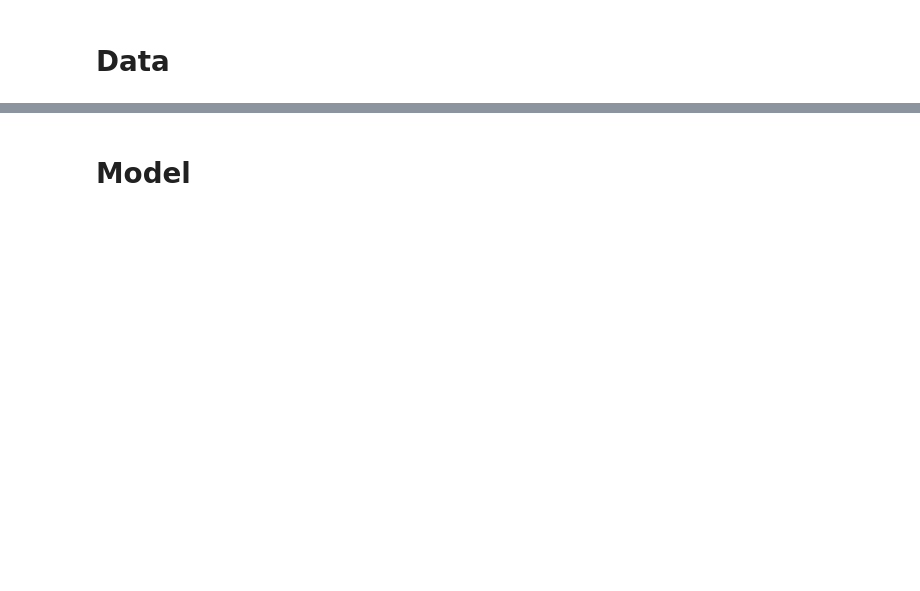
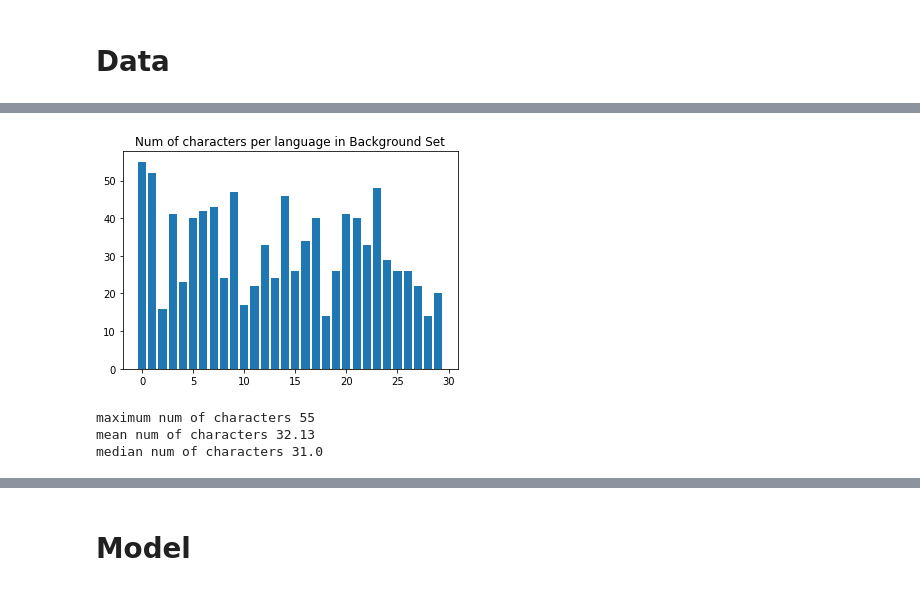
Before and after one commit to walexi/fellowshipai, a Jupyter notebook: main.ipynb, the cells around one changed output, grey strips where cells are left out. Saved outputs shown, nothing was run; the diff lists cells and outputs as text; code cells hidden in the pictures; blank space fills up the shorter version.

```diff
--- a/main.ipynb
+++ b/main.ipynb
@@ -167,0 +61,2 @@ data.show_batch(rows=3)
+# %%
+train_data = datasets.Omniglot(root='./omniglot_data/', download=True, background=True, transform=None)
@@ -167,0 +101,16 @@ data.show_batch(rows=3)
+# %%
+# background set
+per_lang_count = dict()
+for a in train_data._alphabets:
+    per_lang_count['{}'.format(a)] = len(os.listdir(os.path.join(train_data.target_folder, a)))
+plt.bar(range(len(per_lang_count)), list(per_lang_count.values()))
+plt.title('Num of characters per language in Background Set')
+plt.show()
+print('maximum num of characters {}'.format(max(list(per_lang_count.values()))))
+print('mean num of characters {:.2f}'.format(np.mean(list(per_lang_count.values()))))
+print('median num of characters {}'.format(np.median(list(per_lang_count.values()))))
+# %% [output]
+[figure, added]
+maximum num of characters 55
+mean num of characters 32.13
+median num of characters 31.0
```
Also changed, not shown: parts of 63 cells of this notebook.
